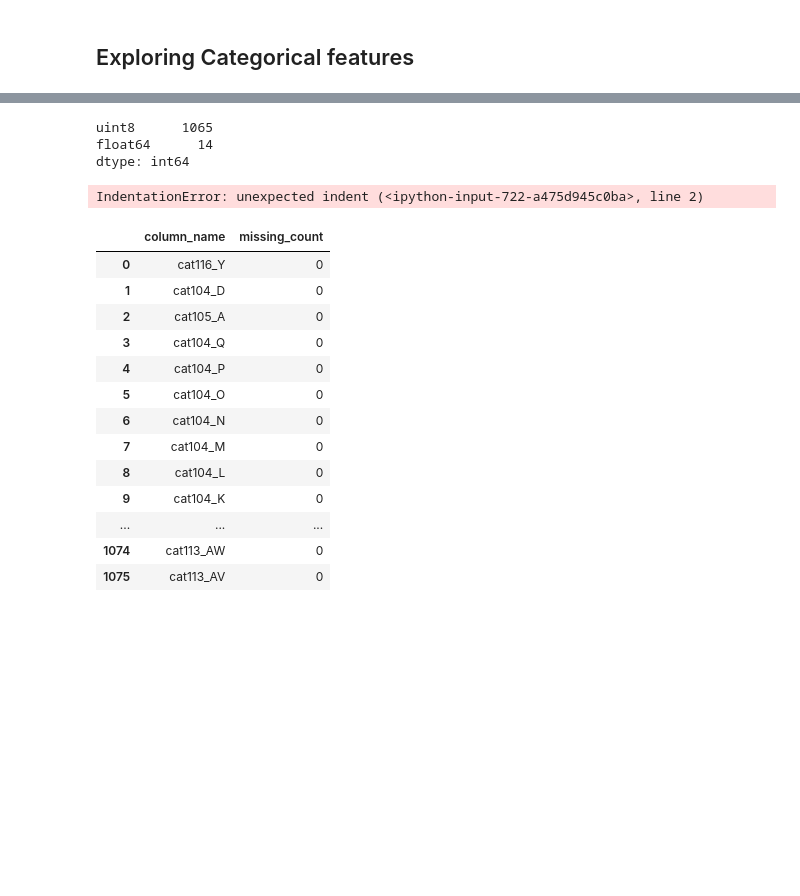
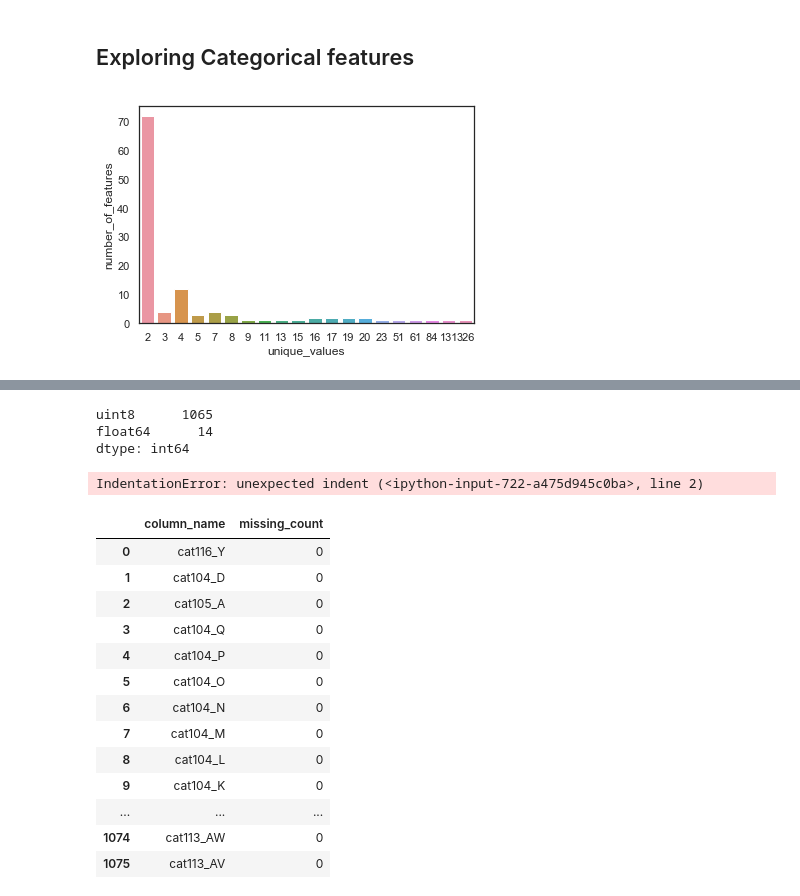
Before and after one commit to pradeep-krishnan/ML_insurance_claims, a Jupyter notebook: allstate_severity_claims.ipynb, the cells around one changed output, grey strips where cells are left out. Cells and saved outputs as stored; diff of their text form; code cells hidden in the pictures; blank space fills up the shorter version.

```diff
--- a/allstate_severity_claims.ipynb
+++ b/allstate_severity_claims.ipynb
@@ -192,4 +185,13 @@ for i in range(0,14):
 ## Exploring Categorical features
 # %%
 train_obj_col = train.select_dtypes(include = ['object'])
+# %%
+cat_col_uniques = pd.DataFrame(train_obj_col.nunique().reset_index())
+cat_col_uniques.columns = ['cat_feat_name', 'uniques']
+cat_unique_df = pd.DataFrame(cat_col_uniques['uniques'].value_counts().reset_index())
+cat_unique_df.columns = ['unique_values','number_of_features']
+sns.barplot(x = 'unique_values', y = 'number_of_features', data = cat_unique_df)
+plt.show()
+# %% [output]
+[figure, added]
 # %%
```
Also changed, not shown: parts of 5 cells of this notebook, 2 other files.
